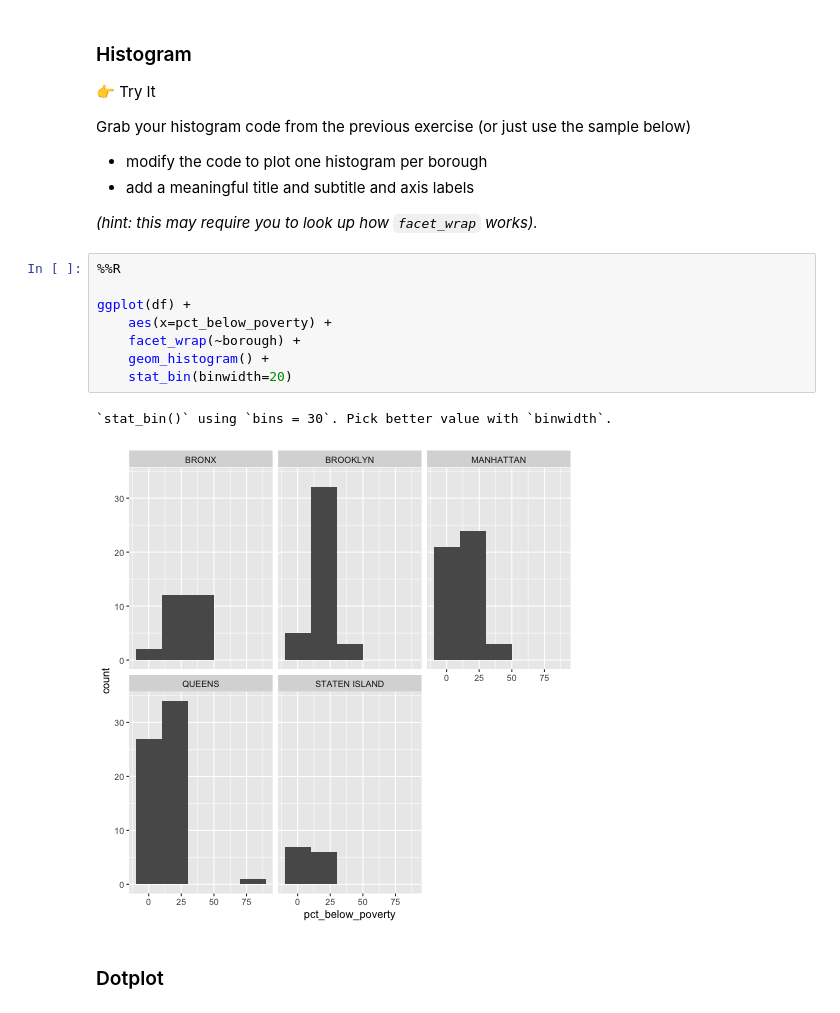
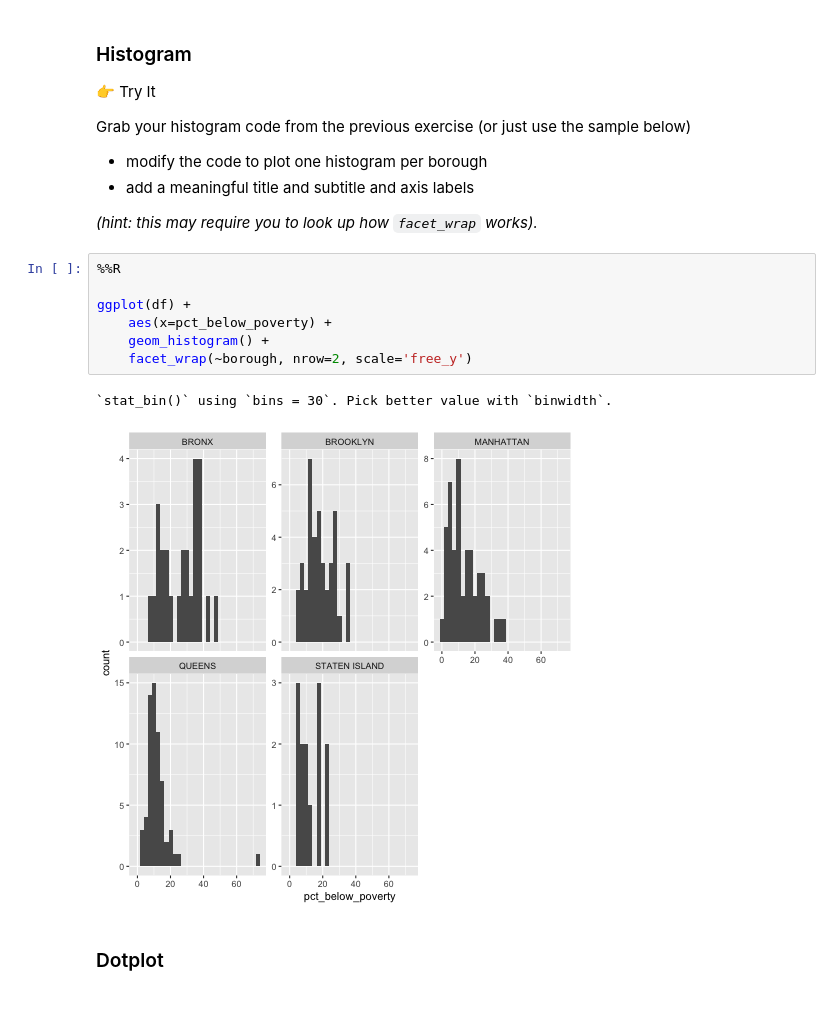
Before and after one commit to data4news/ggplot-intro-yiren54610, a Jupyter notebook: notebook-2.ipynb, the cells around one changed output. Cells and saved outputs as stored; diff of their text form.

```diff
--- a/notebook-2.ipynb
+++ b/notebook-2.ipynb
@@ -94,14 +94,13 @@ _(hint: this may require you to look up how `facet_wrap` works)._
 # %%
 %%R
 
 ggplot(df) +
     aes(x=pct_below_poverty) +
-    facet_wrap(~borough) +
     geom_histogram() +
-    stat_bin(binwidth=20)
+    facet_wrap(~borough, nrow=2, scale='free_y')
 # %% [output]
 `stat_bin()` using `bins = 30`. Pick better value with `binwidth`.
-[figure, old version]
+[figure, new version]
 # %% [markdown]
 ### Dotplot
 # %% [markdown]
```
Also changed, not shown: parts of 2 cells of this notebook.
